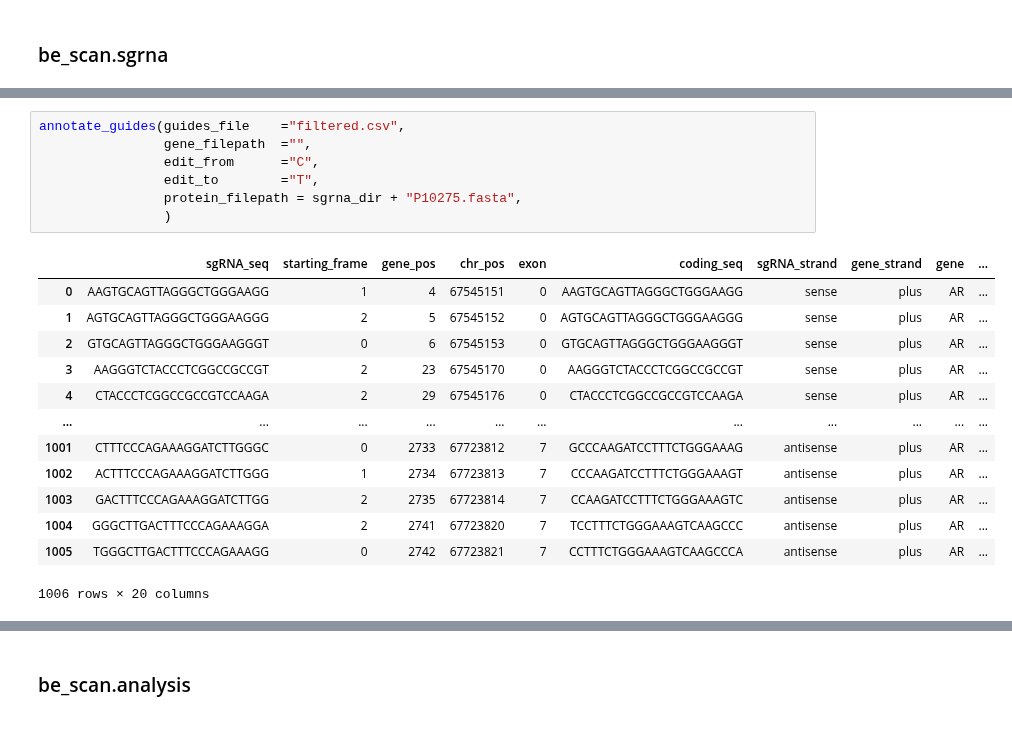
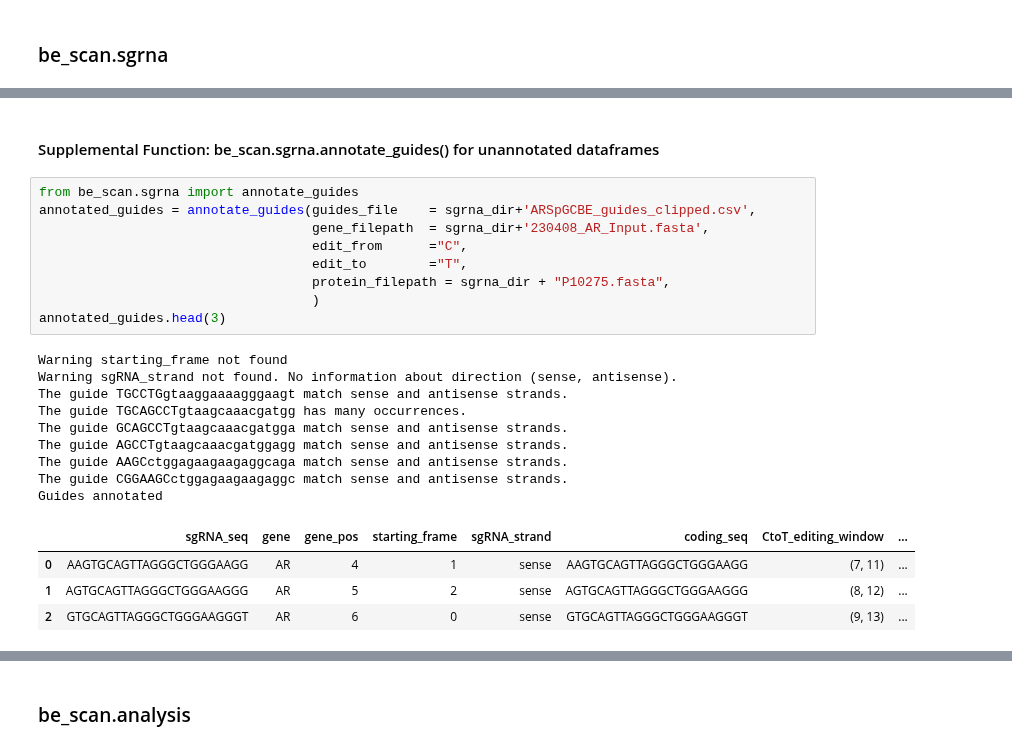
Before and after one commit to liaulab/be-scan, a Jupyter notebook: docs/source/notebooks/tutorial.ipynb, the cells around one changed output, grey strips where cells are left out. Saved outputs shown, nothing was run; the diff lists cells and outputs as text.

```diff
--- a/docs/source/notebooks/tutorial.ipynb
+++ b/docs/source/notebooks/tutorial.ipynb
@@ -123,21 +140,25 @@ check_guides(guides_file  = "guides.csv",
+# %% [markdown]
+#### Supplemental Function: be_scan.sgrna.annotate_guides() for unannotated dataframes
 # %%
-annotate_guides(guides_file    ="filtered.csv",
-                gene_filepath  ="",
-                edit_from      ="C",
-                edit_to        ="T",
-                protein_filepath = sgrna_dir + "P10275.fasta",
-                )
+from be_scan.sgrna import annotate_guides
+annotated_guides = annotate_guides(guides_file    = sgrna_dir+'ARSpGCBE_guides_clipped.csv',
+                                   gene_filepath  = sgrna_dir+'230408_AR_Input.fasta',
+                                   edit_from      ="C",
+                                   edit_to        ="T",
+                                   protein_filepath = sgrna_dir + "P10275.fasta",
+                                   )
+annotated_guides.head(3)
 # %% [output]
+Warning starting_frame not found
+Warning sgRNA_strand not found. No information about direction (sense, antisense).
+The guide TGCCTGgtaaggaaaagggaagt match sense and antisense strands.
+The guide TGCAGCCTgtaagcaaacgatgg has many occurrences.
+The guide GCAGCCTgtaagcaaacgatgga match sense and antisense strands.
+The guide AGCCTgtaagcaaacgatggagg match sense and antisense strands.
+The guide AAGCctggagaagaagaggcaga match sense and antisense strands.
+The guide CGGAAGCctggagaagaagaggc match sense and antisense strands.
+Guides annotated
-|  | sgRNA_seq | starting_frame | gene_pos | chr_pos | exon | coding_seq | sgRNA_strand | gene_strand | gene | ... |
-| 0 | AAGTGCAGTTAGGGCTGGGAAGG | 1 | 4 | 67545151 | 0 | AAGTGCAGTTAGGGCTGGGAAGG | sense | plus | AR | ... |
-| 1 | AGTGCAGTTAGGGCTGGGAAGGG | 2 | 5 | 67545152 | 0 | AGTGCAGTTAGGGCTGGGAAGGG | sense | plus | AR | ... |
-| 2 | GTGCAGTTAGGGCTGGGAAGGGT | 0 | 6 | 67545153 | 0 | GTGCAGTTAGGGCTGGGAAGGGT | sense | plus | AR | ... |
-| 3 | AAGGGTCTACCCTCGGCCGCCGT | 2 | 23 | 67545170 | 0 | AAGGGTCTACCCTCGGCCGCCGT | sense | plus | AR | ... |
-| 4 | CTACCCTCGGCCGCCGTCCAAGA | 2 | 29 | 67545176 | 0 | CTACCCTCGGCCGCCGTCCAAGA | sense | plus | AR | ... |
-| ... | ... | ... | ... | ... | ... | ... | ... | ... | ... | ... |
-| 1001 | CTTTCCCAGAAAGGATCTTGGGC | 0 | 2733 | 67723812 | 7 | GCCCAAGATCCTTTCTGGGAAAG | antisense | plus | AR | ... |
-| 1002 | ACTTTCCCAGAAAGGATCTTGGG | 1 | 2734 | 67723813 | 7 | CCCAAGATCCTTTCTGGGAAAGT | antisense | plus | AR | ... |
-| 1003 | GACTTTCCCAGAAAGGATCTTGG | 2 | 2735 | 67723814 | 7 | CCAAGATCCTTTCTGGGAAAGTC | antisense | plus | AR | ... |
-| 1004 | GGGCTTGACTTTCCCAGAAAGGA | 2 | 2741 | 67723820 | 7 | TCCTTTCTGGGAAAGTCAAGCCC | antisense | plus | AR | ... |
-| 1005 | TGGGCTTGACTTTCCCAGAAAGG | 0 | 2742 | 67723821 | 7 | CCTTTCTGGGAAAGTCAAGCCCA | antisense | plus | AR | ... |
+|  | sgRNA_seq | gene | gene_pos | starting_frame | sgRNA_strand | coding_seq | CtoT_editing_window | ... |
+| 0 | AAGTGCAGTTAGGGCTGGGAAGG | AR | 4 | 1 | sense | AAGTGCAGTTAGGGCTGGGAAGG | (7, 11) | ... |
+| 1 | AGTGCAGTTAGGGCTGGGAAGGG | AR | 5 | 2 | sense | AGTGCAGTTAGGGCTGGGAAGGG | (8, 12) | ... |
+| 2 | GTGCAGTTAGGGCTGGGAAGGGT | AR | 6 | 0 | sense | GTGCAGTTAGGGCTGGGAAGGGT | (9, 13) | ... |
-1006 rows × 20 columns
```
Also changed, not shown: parts of 91 cells of this notebook, 4 other files.
